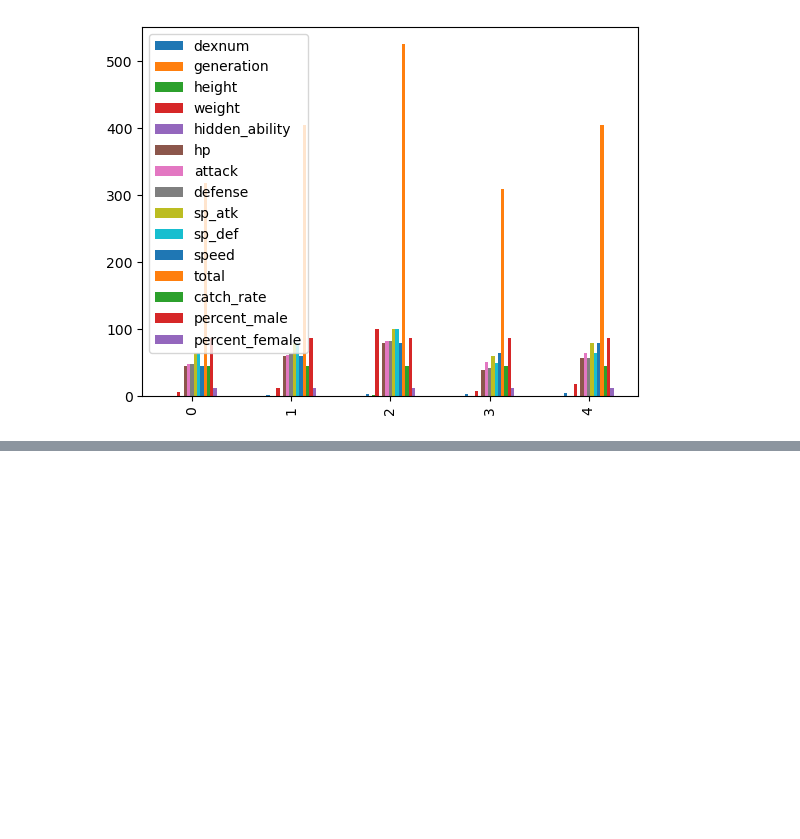
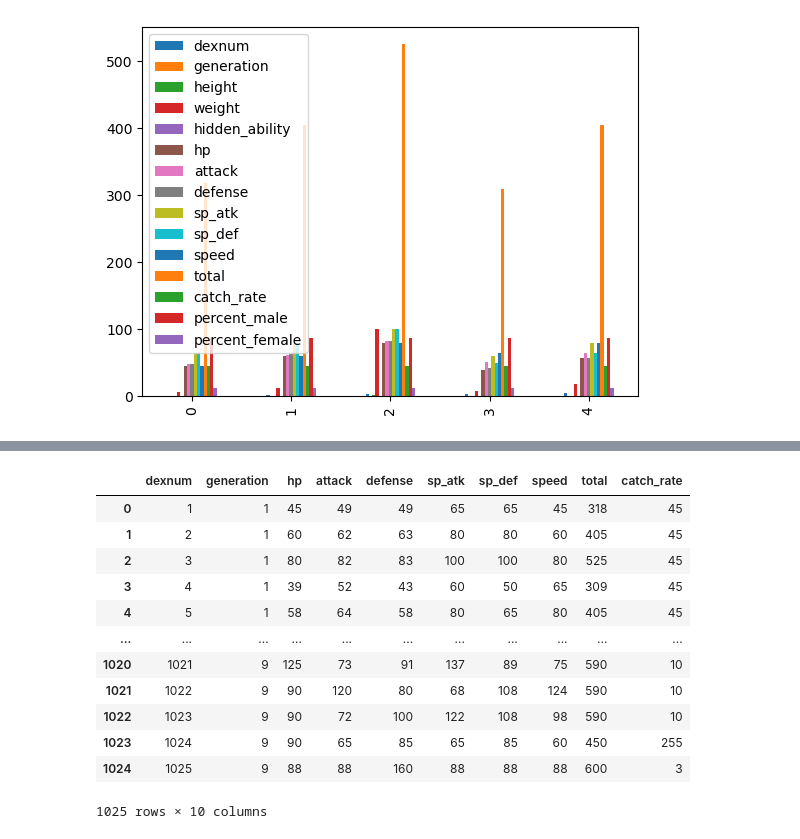
Before and after one commit to leloufadel/python-journal-2025-C30983_LalaAicha_ELVadel, a Jupyter notebook: codes/semain2/noteBooks/tp1.ipynb, the cells around one changed output, grey strips where cells are left out. Saved outputs shown, nothing was run; the diff lists cells and outputs as text; code cells hidden in the pictures; blank space fills up the shorter version.

```diff
--- a/codes/semain2/noteBooks/tp1.ipynb
+++ b/codes/semain2/noteBooks/tp1.ipynb
@@ -33,0 +150,16 @@ df.head().plot.bar() # the bar chart of heads of the DataFrame
+# %%
+df.select_dtypes('int') # here we see rows only with filtering columns as intege
+# %% [output]
+|  | dexnum | generation | hp | attack | defense | sp_atk | sp_def | speed | total | catch_rate |
+| 0 | 1 | 1 | 45 | 49 | 49 | 65 | 65 | 45 | 318 | 45 |
+| 1 | 2 | 1 | 60 | 62 | 63 | 80 | 80 | 60 | 405 | 45 |
+| 2 | 3 | 1 | 80 | 82 | 83 | 100 | 100 | 80 | 525 | 45 |
+| 3 | 4 | 1 | 39 | 52 | 43 | 60 | 50 | 65 | 309 | 45 |
+| 4 | 5 | 1 | 58 | 64 | 58 | 80 | 65 | 80 | 405 | 45 |
+| ... | ... | ... | ... | ... | ... | ... | ... | ... | ... | ... |
+| 1020 | 1021 | 9 | 125 | 73 | 91 | 137 | 89 | 75 | 590 | 10 |
+| 1021 | 1022 | 9 | 90 | 120 | 80 | 68 | 108 | 124 | 590 | 10 |
+| 1022 | 1023 | 9 | 90 | 72 | 100 | 122 | 108 | 98 | 590 | 10 |
+| 1023 | 1024 | 9 | 90 | 65 | 85 | 65 | 85 | 60 | 450 | 255 |
+| 1024 | 1025 | 9 | 88 | 88 | 160 | 88 | 88 | 88 | 600 | 3 |
+1025 rows × 10 columns
```
Also changed, not shown: parts of 12 cells of this notebook.
